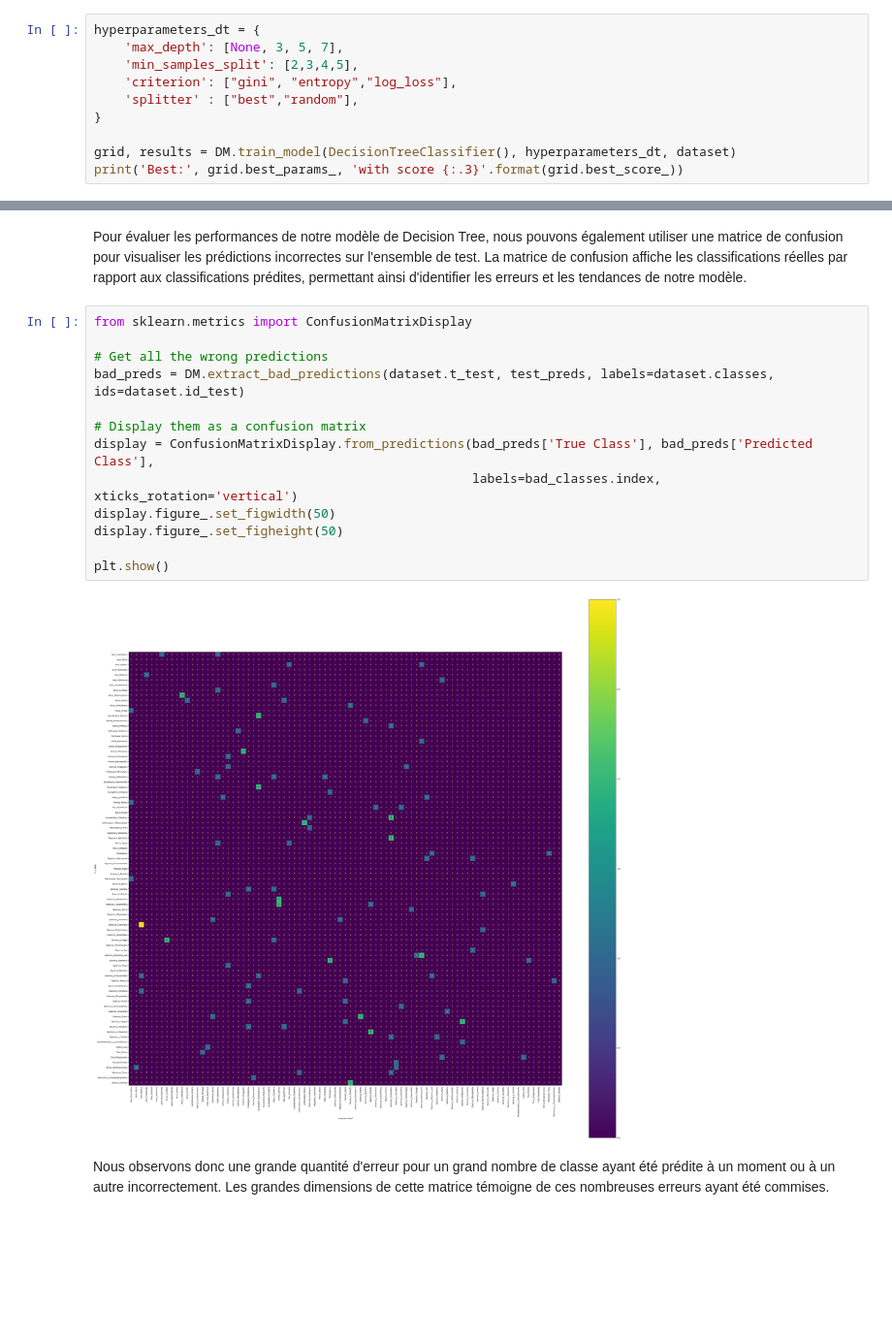
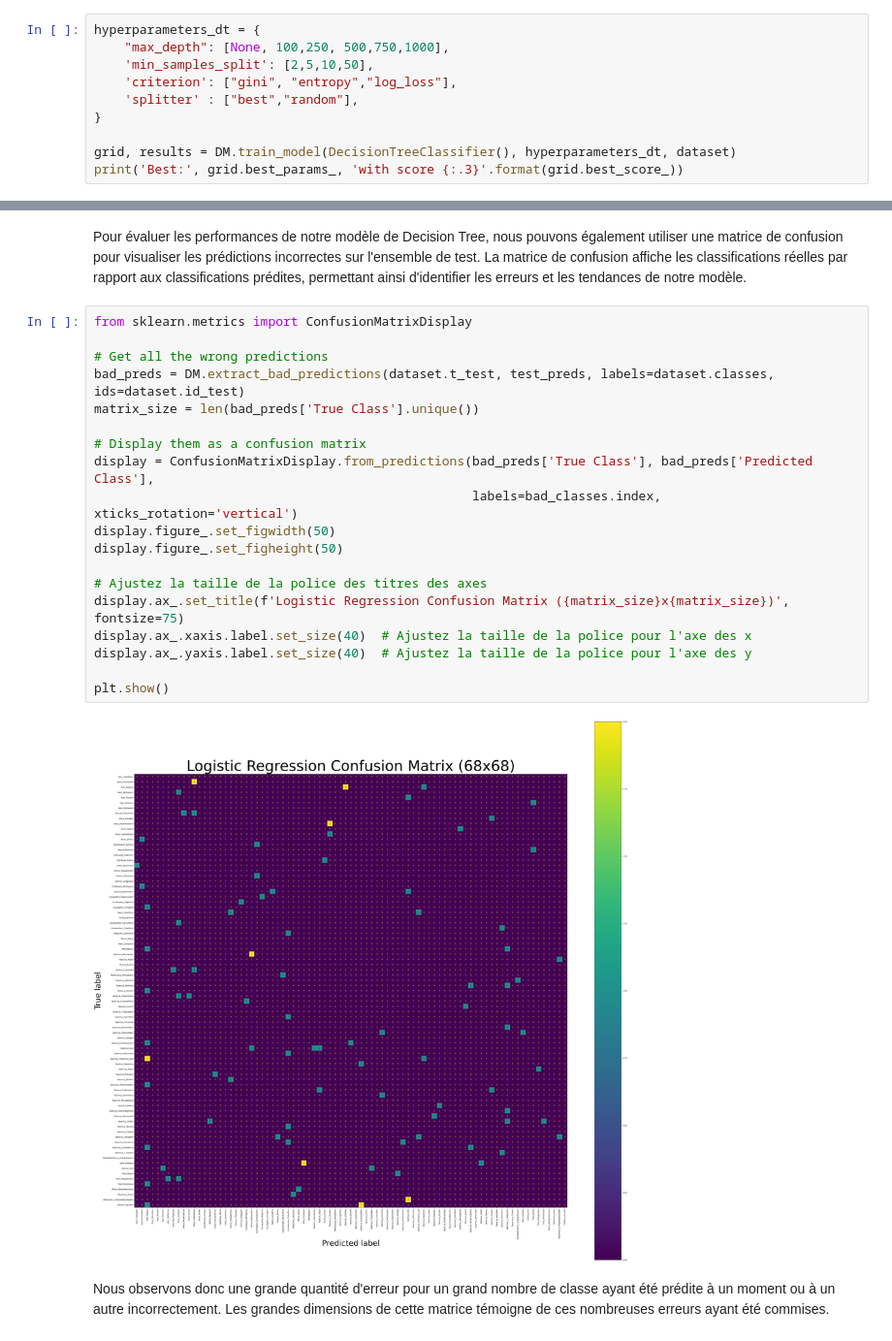
Before and after one commit to Chique80/IFT712-Projet, a Jupyter notebook: Decision Tree.ipynb, the cells around one changed output, grey strips where cells are left out. Shown at 97% size. Drawn from its saved outputs; the diff is of its cells as text; blank space fills up the shorter version.

```diff
--- a/Decision Tree.ipynb
+++ b/Decision Tree.ipynb
@@ -38,8 +39,8 @@ Bien que la profondeur maximale soit souvent l'hyperparamètre le plus crucial,
 On utilise une validation croisée à 5 plis. On utilise un nombre de plis assez petit parce qu'on a très peu de données par classe (seulement 7) et on veut éviter d'avoir des plis qui n'ont pas de données pour certaines classes.
 # %%
 hyperparameters_dt = {
-    'max_depth': [None, 3, 5, 7],
-    'min_samples_split': [2,3,4,5],
+    "max_depth": [None, 100,250, 500,750,1000],
+    'min_samples_split': [2,5,10,50],
     'criterion': ["gini", "entropy","log_loss"],
     'splitter' : ["best","random"],
 }
@@ -229,18 +215,24 @@ Pour évaluer les performances de notre modèle de Decision Tree, nous pouvons
 # %%
 from sklearn.metrics import ConfusionMatrixDisplay
 
 # Get all the wrong predictions
 bad_preds = DM.extract_bad_predictions(dataset.t_test, test_preds, labels=dataset.classes, ids=dataset.id_test)
+matrix_size = len(bad_preds['True Class'].unique())
 
 # Display them as a confusion matrix
 display = ConfusionMatrixDisplay.from_predictions(bad_preds['True Class'], bad_preds['Predicted Class'],
                                                   labels=bad_classes.index, xticks_rotation='vertical')
 display.figure_.set_figwidth(50)
 display.figure_.set_figheight(50)
 
+# Ajustez la taille de la police des titres des axes
+display.ax_.set_title(f'Logistic Regression Confusion Matrix ({matrix_size}x{matrix_size})', fontsize=75)
+display.ax_.xaxis.label.set_size(40)  # Ajustez la taille de la police pour l'axe des x
+display.ax_.yaxis.label.set_size(40)  # Ajustez la taille de la police pour l'axe des y
+
 plt.show()
 # %% [output]
-[figure, old version]
+[figure, new version]
 # %% [markdown]
 Nous observons donc une grande quantité d'erreur pour un grand nombre de classe ayant été prédite à un moment ou à un autre incorrectement. Les grandes dimensions de cette matrice témoigne de ces nombreuses erreurs ayant été commises.
 # %% [markdown]
```
Also changed, not shown: parts of 7 cells of this notebook, 2 other files.
